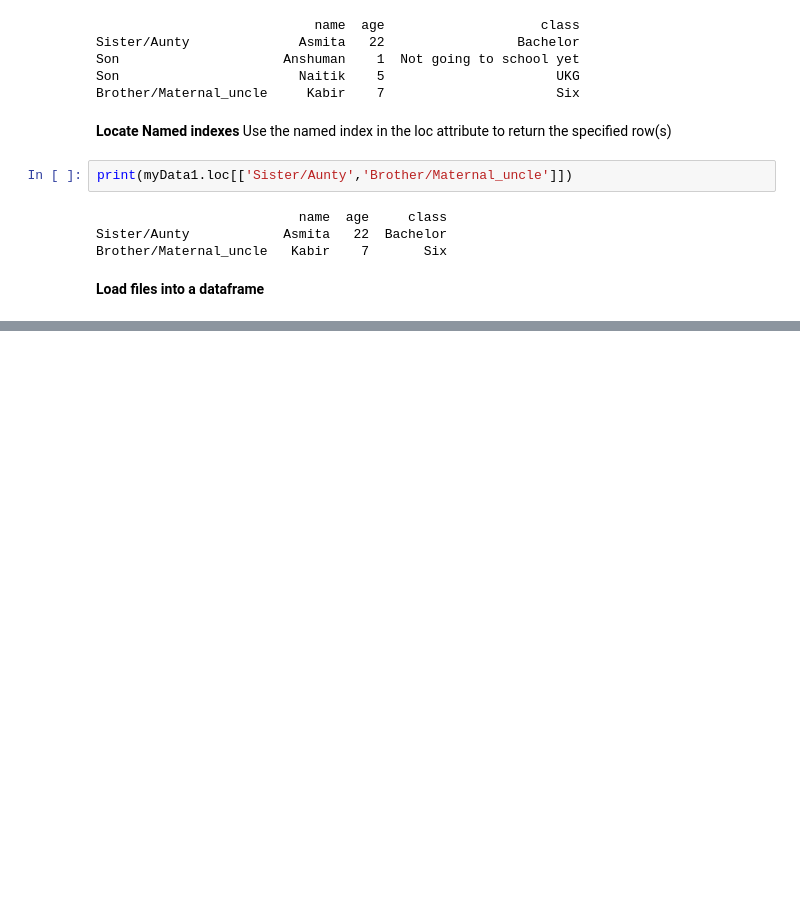
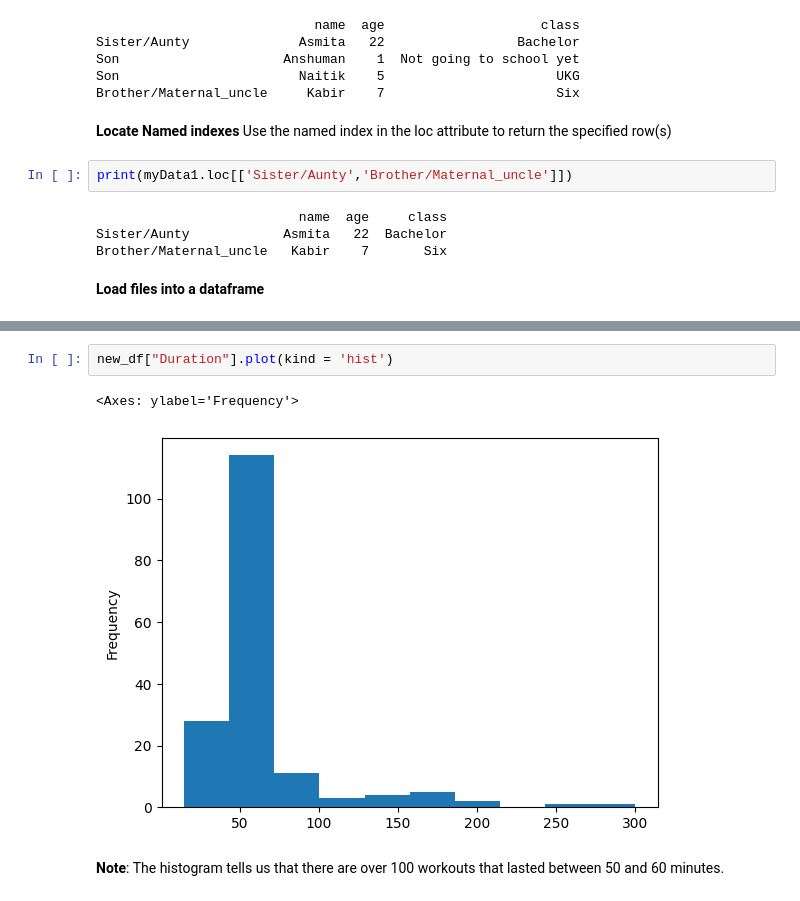
Before and after one commit to AsmitaOjha/Internship_ExtensoData_Work, a Jupyter notebook: Projects/Task_3_EDA/pandas_practice.ipynb, the cells around one changed output, grey strips where cells are left out. Drawn from its saved outputs; the diff is of its cells as text; blank space fills up the shorter version.

```diff
--- a/Projects/Task_3_EDA/pandas_practice.ipynb
+++ b/Projects/Task_3_EDA/pandas_practice.ipynb
@@ -137,0 +548,7 @@ Brother/Maternal_uncle   Kabir    7       Six
+# %%
+new_df["Duration"].plot(kind = 'hist')
+# %% [output]
+<Axes: ylabel='Frequency'>
+[figure, added]
+# %% [markdown]
+**Note**: The histogram tells us that there are over 100 workouts that lasted between 50 and 60 minutes.
```
Also changed, not shown: parts of 60 cells of this notebook, 1 other file.
